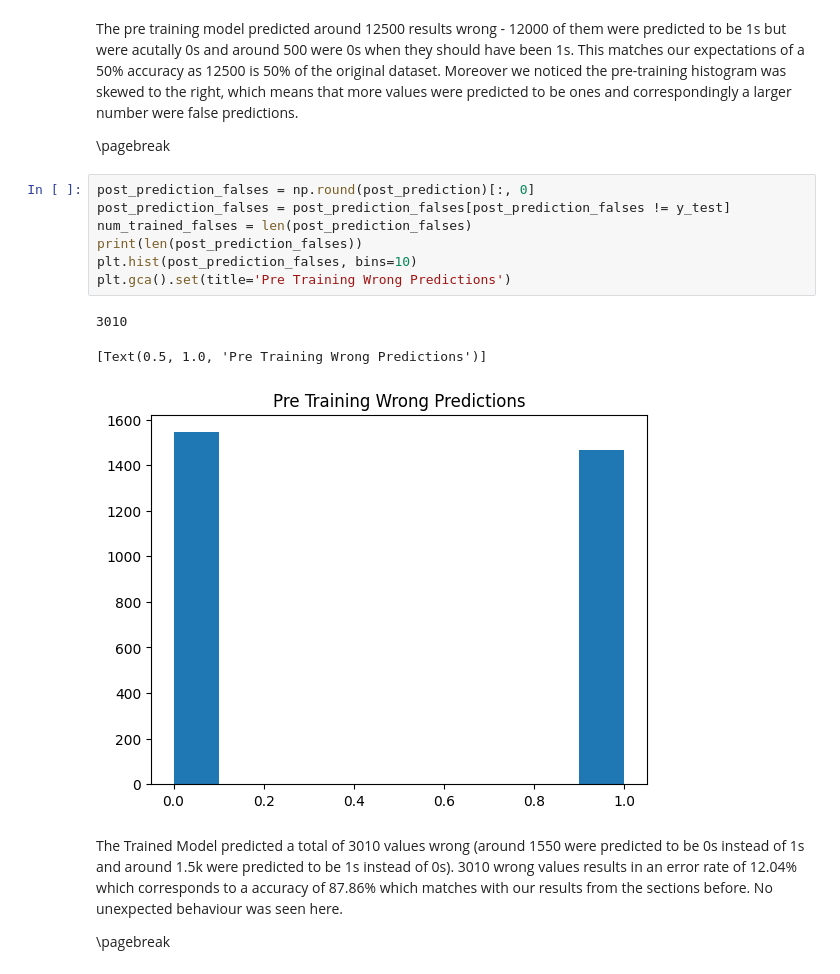
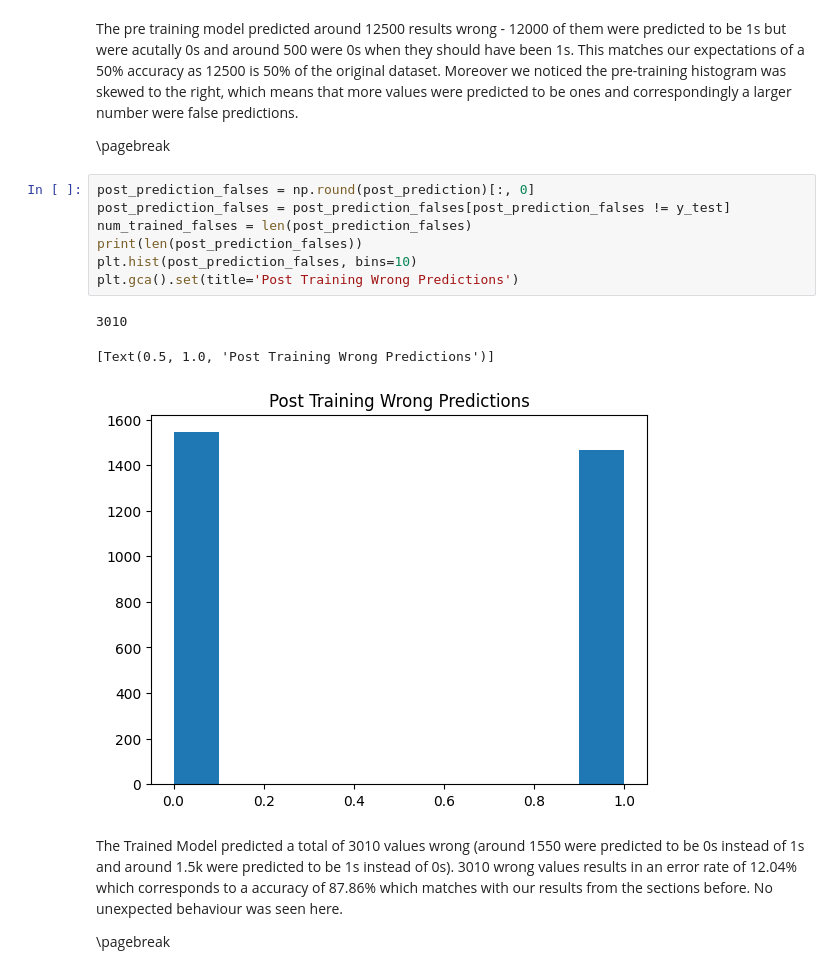
Before and after one commit to SherwynBraganza31/csc592_datasci_intro, a Jupyter notebook: chapter4_homework/homework3.ipynb, the cells around one changed output. Saved outputs shown, nothing was run; the diff lists cells and outputs as text.

```diff
--- a/chapter4_homework/homework3.ipynb
+++ b/chapter4_homework/homework3.ipynb
@@ -540,14 +540,14 @@ The pre training model predicted around 12500 results wrong - 12000 of them were
 # %%
 post_prediction_falses = np.round(post_prediction)[:, 0]
 post_prediction_falses = post_prediction_falses[post_prediction_falses != y_test]
 num_trained_falses = len(post_prediction_falses)
 print(len(post_prediction_falses))
 plt.hist(post_prediction_falses, bins=10)
-plt.gca().set(title='Pre Training Wrong Predictions')
+plt.gca().set(title='Post Training Wrong Predictions')
 # %% [output]
 3010
-[Text(0.5, 1.0, 'Pre Training Wrong Predictions')]
+[Text(0.5, 1.0, 'Post Training Wrong Predictions')]
-[figure, old version]
+[figure, new version]
 # %% [markdown]
 The Trained Model predicted a total of 3010 values wrong (around 1550 were predicted to be 0s instead of 1s and around 1.5k were predicted to be 1s instead of 0s). 3010 wrong values results in an error rate of 12.04% which corresponds to a accuracy of 87.86% which matches with our results from the sections before. No unexpected behaviour was seen here.
 
```
Also changed, not shown: parts of 3 cells of this notebook.
